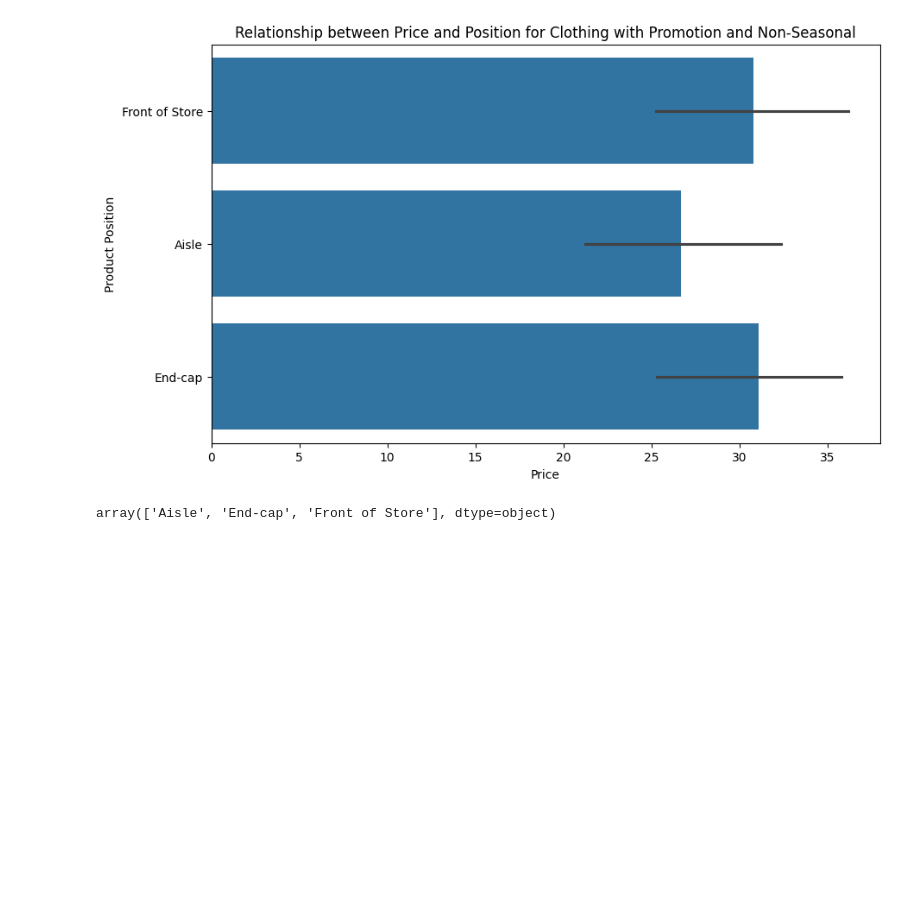
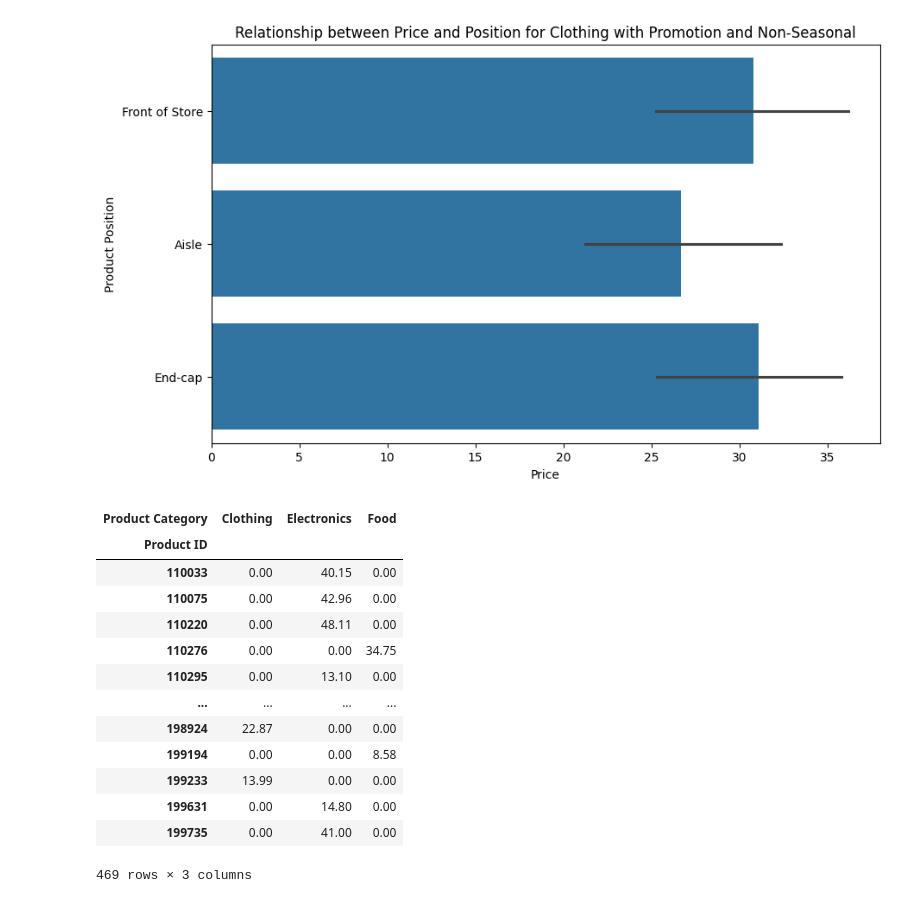
Before and after one commit to AntoanetaStoyanova/Amazon-Product-Reviews, a Jupyter notebook: sale.ipynb, the cells around one changed output. Saved outputs shown, nothing was run; the diff lists cells and outputs as text; code cells hidden in the pictures; blank space fills up the shorter version.

```diff
--- a/sale.ipynb
+++ b/sale.ipynb
@@ -71,7 +180,23 @@ plt.ylabel('Product Position')
 plt.show()
 # %% [output]
 [figure]
-# %%
-data['Product Position'].unique()
-# %% [output]
-array(['Aisle', 'End-cap', 'Front of Store'], dtype=object)
+# %%
+filtered_data_a = data[
+                     (data['Promotion']=='Yes')]
+pivot_df = filtered_data_a.pivot_table(index='Product ID', columns='Product Category', values='Price', fill_value=0)
+pivot_df
+# %% [output]
+| Product Category | Clothing | Electronics | Food |
+| Product ID |  |  |  |
+| 110033 | 0.00 | 40.15 | 0.00 |
+| 110075 | 0.00 | 42.96 | 0.00 |
+| 110220 | 0.00 | 48.11 | 0.00 |
+| 110276 | 0.00 | 0.00 | 34.75 |
+| 110295 | 0.00 | 13.10 | 0.00 |
+| ... | ... | ... | ... |
+| 198924 | 22.87 | 0.00 | 0.00 |
+| 199194 | 0.00 | 0.00 | 8.58 |
+| 199233 | 13.99 | 0.00 | 0.00 |
+| 199631 | 0.00 | 14.80 | 0.00 |
+| 199735 | 0.00 | 41.00 | 0.00 |
+469 rows × 3 columns
```
Also changed, not shown: parts of 9 cells of this notebook, 2 other files.
